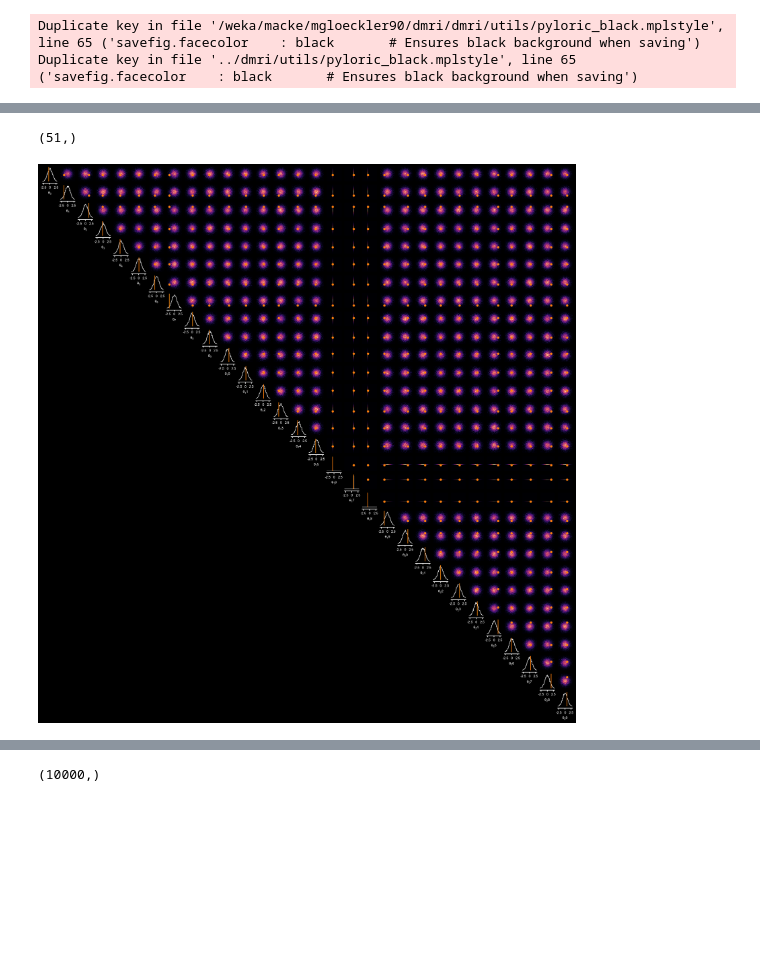
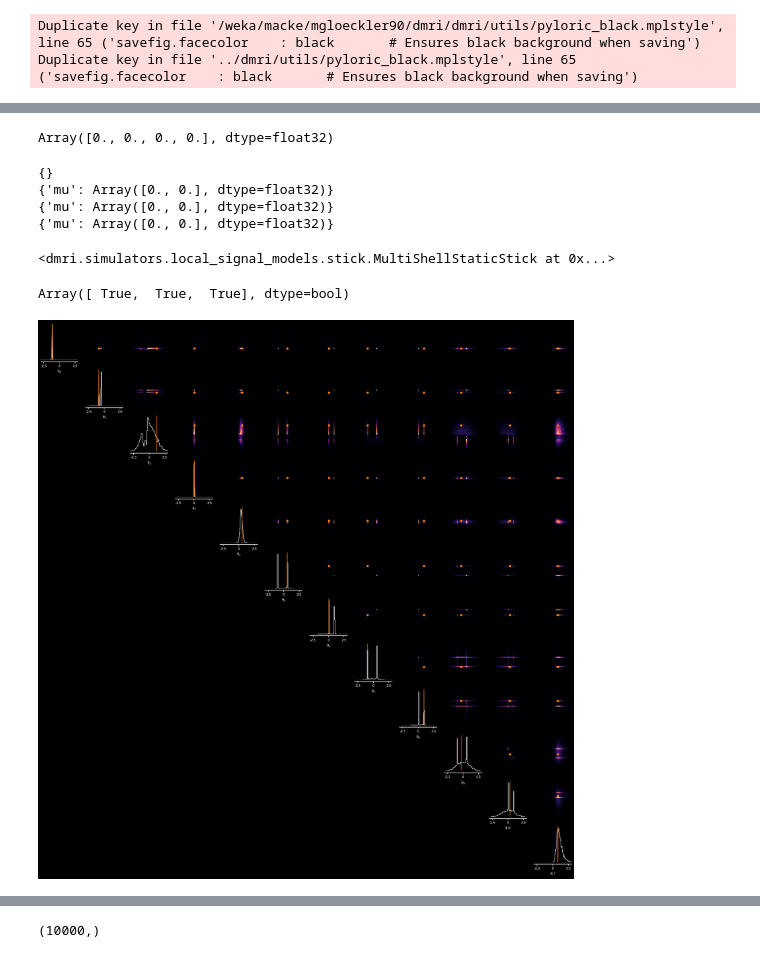
Before and after one commit to mackelab/dmri, a Jupyter notebook: notebooks/eval_parameter_inference.ipynb, the cells around one changed output, grey strips where cells are left out. Saved outputs shown, nothing was run; the diff lists cells and outputs as text; code cells hidden in the pictures; blank space fills up the shorter version.

```diff
--- a/notebooks/eval_parameter_inference.ipynb
+++ b/notebooks/eval_parameter_inference.ipynb
@@ -81,8 +82,9 @@ model.inference_decoder.solver_cfg.ode_method = "exp_ab2_scalarL"
 # %%
-#model.inference_decoder.solver_cfg = VSolverConfig(model.inference_decoder.schedule)
-model.inference_decoder.solver_cfg = EDMSolverConfig(model.inference_decoder.schedule)
+model.inference_decoder.solver_cfg = VSolverConfig(model.inference_decoder.schedule)
+#model.inference_decoder.solver_cfg = EDMSolverConfig(model.inference_decoder.schedule)
+#model.inference_decoder.solver_cfg.ode_method = "exp_ab2_scalarL"
 # %%
 from functools import partial
-sample_fn = jax.jit(jax.vmap(partial(model.sample_theta, num_steps=32, model_mask=masks[idx]), in_axes=(0,None, None)))
+sample_fn = jax.jit(jax.vmap(partial(model.sample_theta, t_min=0.,num_steps=256, model_mask=masks[idx]), in_axes=(0,None, None)))
 # %%
 thetas_post = sample_fn(jax.random.split(jax.random.key(0), 10_000), jax.tree_util.tree_map(lambda x: x[idx], acq), x_os[idx])
@@ -98,14 +99,36 @@ thetas_post.block_until_ready()
+# %%
+params1 = sim_type.from_theta(theta[0], model_mask=masks[idx]).params
+params2 = sim_type.from_theta(theta[0]*(sim_type.theta_mask(masks[idx])), model_mask=masks[idx]).params
+# %%
+params1["model_fractions"] - params2["model_fractions"]
+# %% [output]
+Array([0., 0., 0., 0.], dtype=float32)
+# %%
+for i in range(len(sim_type.model_types)):
+    if masks[idx][i]:
+        model1 = params1["model_compartments"][i]
+        model2 = params2["model_compartments"][i]
+        print(jax.tree_util.tree_map(lambda x,y: x - y, model1.params, model2.params))
+# %% [output]
+{}
+{'mu': Array([0., 0.], dtype=float32)}
+{'mu': Array([0., 0.], dtype=float32)}
+{'mu': Array([0., 0.], dtype=float32)}
+# %%
+model1
+# %% [output]
+<dmri.simulators.local_signal_models.stick.MultiShellStaticStick at 0x...>
 # %%
-sim_type.theta_mask(masks[0]).shape
+sim_type.theta_mask(masks[idx])[9:]
 # %% [output]
-(51,)
+Array([ True,  True,  True], dtype=bool)
 # %%
 #import sbi
 from sbi.analysis.plot import pairplot
 
-_ = pairplot([thetas_post[:,:30]], points=[theta[idx, :30]], limits=[[-3,3]]*30, labels=[f'$\\theta_{i}$' for i in range(30)], figsize=(25, 25), upper_kwargs=[dict(mpl_kwargs=dict(cmap="magma", origin="lower", aspect="auto"))], diag_kwargs=[dict(mpl_kwargs=dict(color="white"))])
+_ = pairplot([thetas_post[:,theta_mask]], points=[theta[idx,theta_mask]], limits=[[-3,3]]*int(sum(theta_mask)), labels=[f'$\\theta_{i}$' for i in range(int(sum(theta_mask)))], figsize=(25, 25), upper_kwargs=[dict(mpl_kwargs=dict(cmap="magma", origin="lower", aspect="auto"))], diag_kwargs=[dict(mpl_kwargs=dict(color="white"))])
 # %% [output]
-[figure, old version]
+[figure, new version]
 # %%
 from blackjax import hmc, tempered_smc,mala
 from blackjax.smc.resampling import systematic
```
Also changed, not shown: parts of 19 cells of this notebook, 2 other files.
